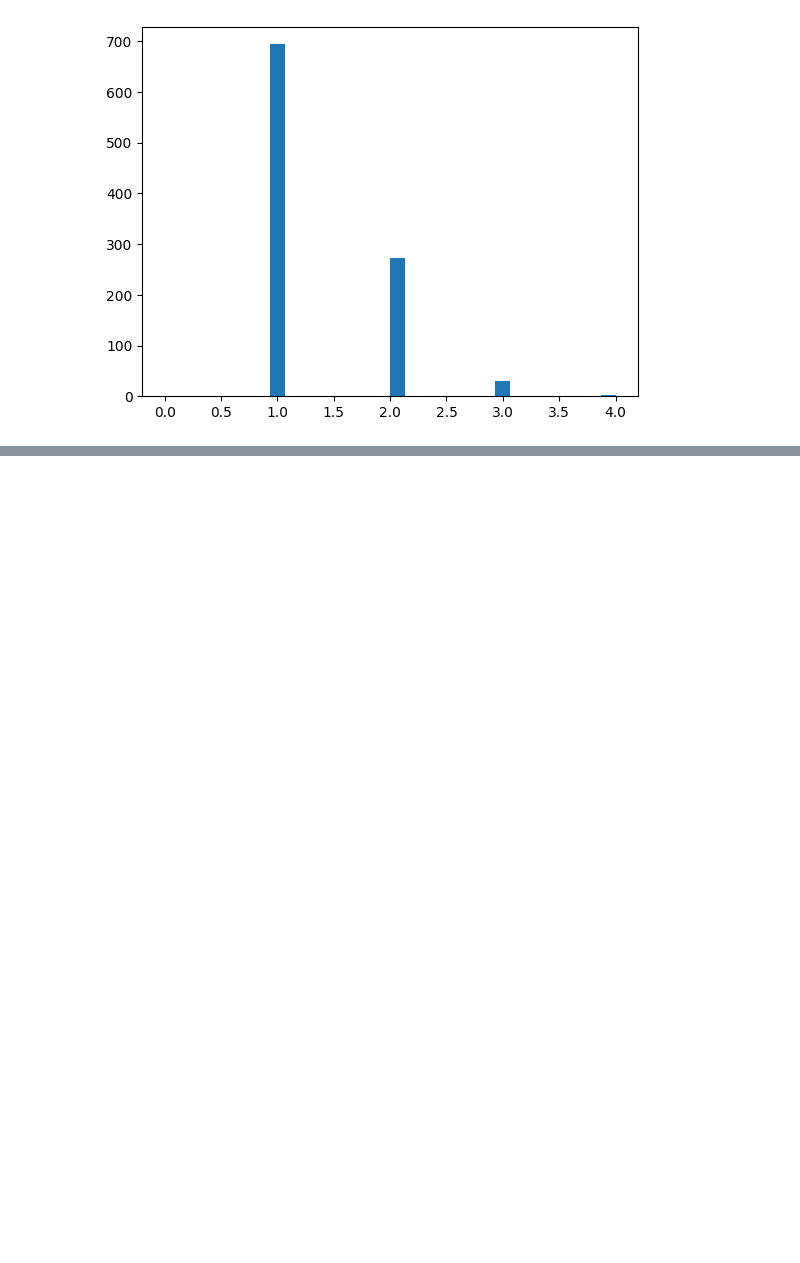
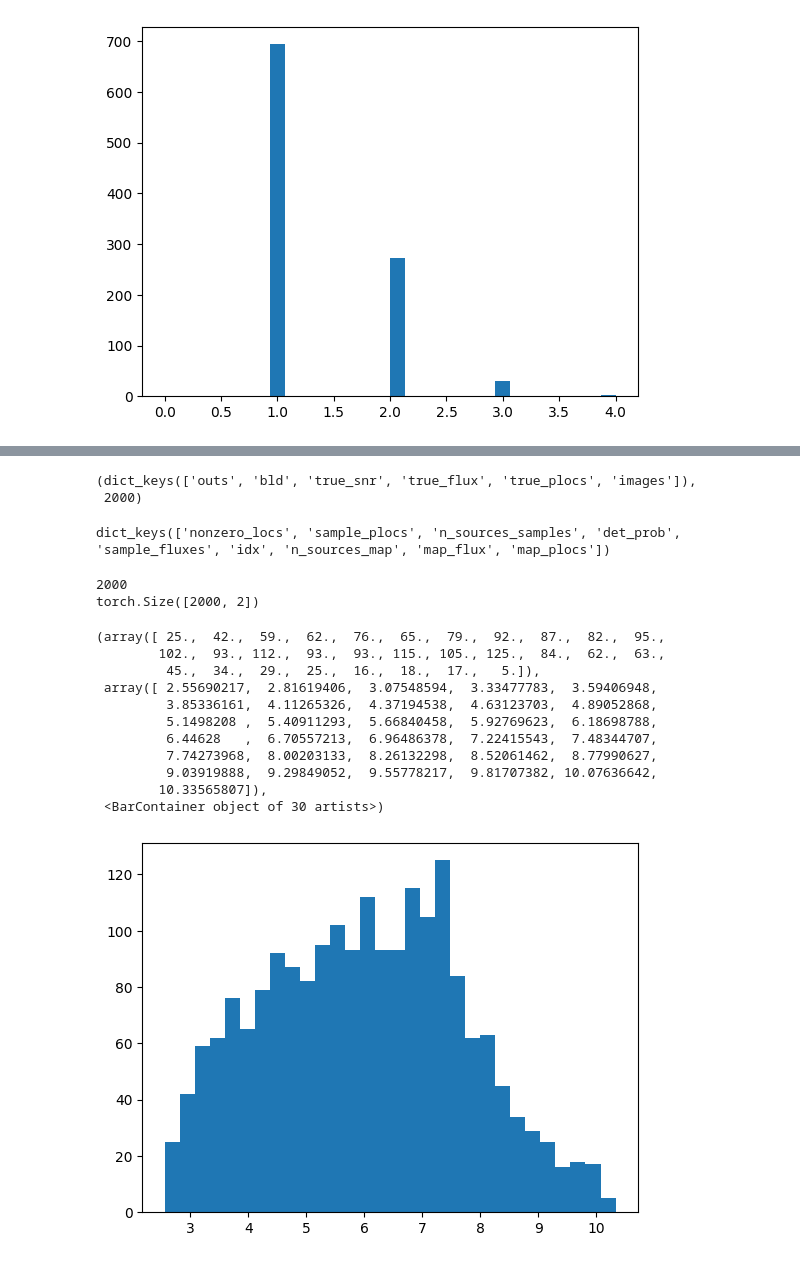
Before and after one commit to ismael-mendoza/bliss, a Jupyter notebook: experiment/notebooks/explore/check-pair-sim1.ipynb, the cells around one changed output, grey strips where cells are left out. Cells and saved outputs as stored; diff of their text form; code cells hidden in the pictures; blank space fills up the shorter version.

Commit message:
very cool preliminary results

```diff
--- a/experiment/notebooks/explore/check-pair-sim1.ipynb
+++ b/experiment/notebooks/explore/check-pair-sim1.ipynb
@@ -386,0 +393,35 @@ plt.hist(n_sources, bins=30)
+# %%
+ds =torch.load("../../figures/pair_sim/pair_sim_results_2.pt")
+# %%
+ds.keys()
+# %% [output]
+(dict_keys(['outs', 'bld', 'true_snr', 'true_flux', 'true_plocs', 'images']),
+ 2000)
+# %%
+ds['outs'][0].keys()
+# %% [output]
+dict_keys(['nonzero_locs', 'sample_plocs', 'n_sources_samples', 'det_prob', 'sample_fluxes', 'idx', 'n_sources_map', 'map_flux', 'map_plocs'])
+# %%
+print(len(ds['outs']))
+
+print(ds['bld'].shape)
+# %% [output]
+2000
+torch.Size([2000, 2])
+# %%
+true_plocs = ds['true_plocs']
+dist = torch.norm(true_plocs[:, 0, :] - true_plocs[:, 1, :], dim=-1)
+plt.hist(dist.numpy(), bins=30)
+# %% [output]
+(array([ 25.,  42.,  59.,  62.,  76.,  65.,  79.,  92.,  87.,  82.,  95.,
+        102.,  93., 112.,  93.,  93., 115., 105., 125.,  84.,  62.,  63.,
+         45.,  34.,  29.,  25.,  16.,  18.,  17.,   5.]),
+ array([ 2.55690217,  2.81619406,  3.07548594,  3.33477783,  3.59406948,
+         3.85336161,  4.11265326,  4.37194538,  4.63123703,  4.89052868,
+         5.1498208 ,  5.40911293,  5.66840458,  5.92769623,  6.18698788,
+         6.44628   ,  6.70557213,  6.96486378,  7.22415543,  7.48344707,
+         7.74273968,  8.00203133,  8.26132298,  8.52061462,  8.77990627,
+         9.03919888,  9.29849052,  9.55778217,  9.81707382, 10.07636642,
+        10.33565807]),
+ <BarContainer object of 30 artists>)
+[figure, added]
```
Also changed, not shown: parts of 30 cells of this notebook.
